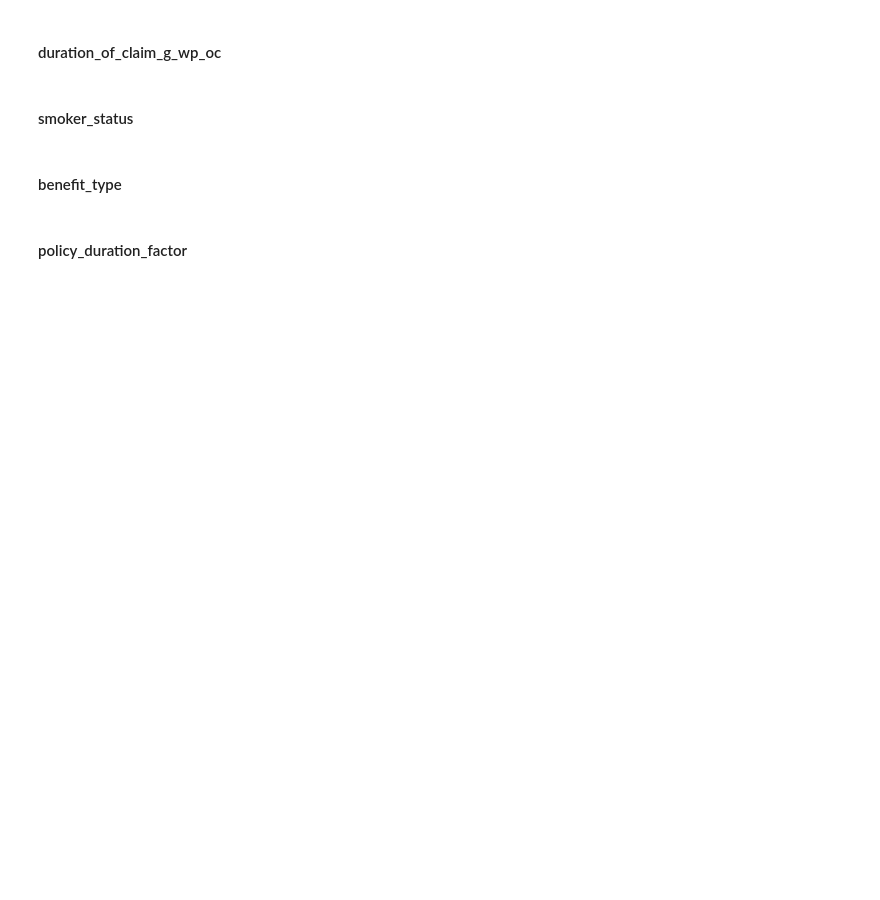
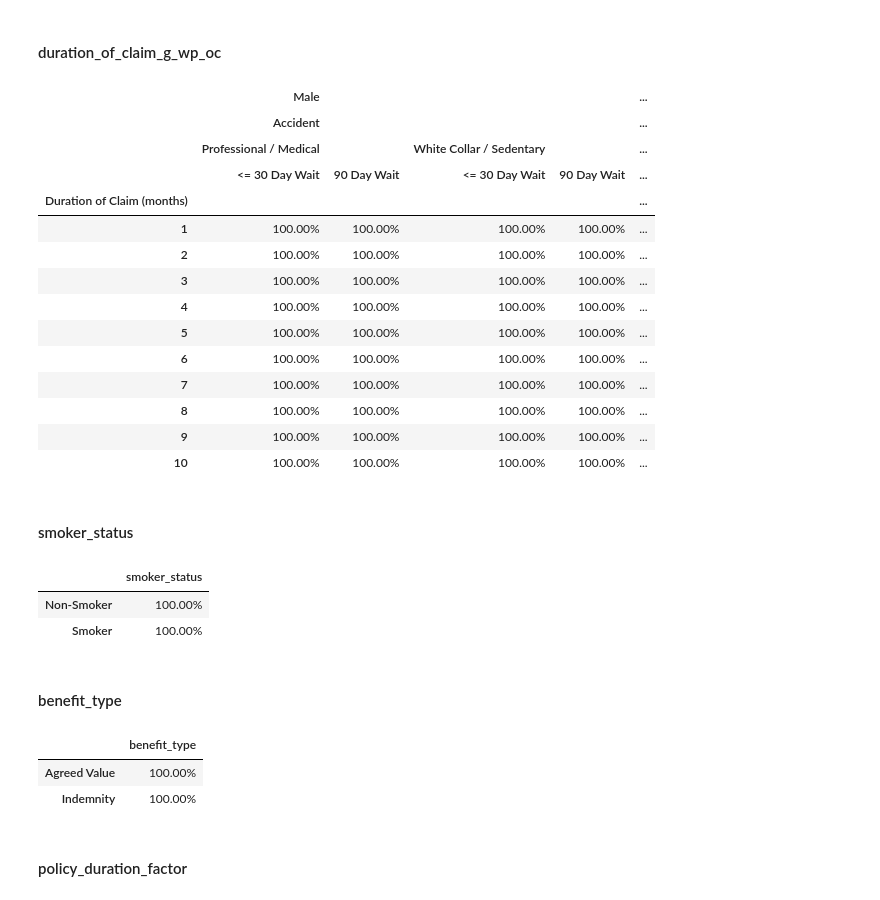
Before and after one commit to wheatfields/Q, a Jupyter notebook: sva_documentation.ipynb, the cells around one changed output. Saved outputs shown, nothing was run; the diff lists cells and outputs as text; code cells hidden in the pictures; blank space fills up the shorter version.

```diff
--- a/sva_documentation.ipynb
+++ b/sva_documentation.ipynb
@@ -327,8 +492,38 @@ sva.decline_rate().style.format('{:,.2%}')
 # %% [markdown]
 #### duration_of_claim_g_wp_oc
+# %%
+sva.termination_rates.duration_of_claim_g_wp_oc().head(10).style.format('{:,.2%}')
+# %% [output]
+|  | Male |  |  |  | ... |
+|  | Accident |  |  |  | ... |
+|  | Professional / Medical |  | White Collar / Sedentary |  | ... |
+|  | <= 30 Day Wait | 90 Day Wait | <= 30 Day Wait | 90 Day Wait | ... |
+| Duration of Claim (months) |  |  |  |  | ... |
+| 1 | 100.00% | 100.00% | 100.00% | 100.00% | ... |
+| 2 | 100.00% | 100.00% | 100.00% | 100.00% | ... |
+| 3 | 100.00% | 100.00% | 100.00% | 100.00% | ... |
+| 4 | 100.00% | 100.00% | 100.00% | 100.00% | ... |
+| 5 | 100.00% | 100.00% | 100.00% | 100.00% | ... |
+| 6 | 100.00% | 100.00% | 100.00% | 100.00% | ... |
+| 7 | 100.00% | 100.00% | 100.00% | 100.00% | ... |
+| 8 | 100.00% | 100.00% | 100.00% | 100.00% | ... |
+| 9 | 100.00% | 100.00% | 100.00% | 100.00% | ... |
+| 10 | 100.00% | 100.00% | 100.00% | 100.00% | ... |
 # %% [markdown]
 #### smoker_status
+# %%
+sva.termination_rates.smoker_status().style.format('{:,.2%}')
+# %% [output]
+|  | smoker_status |
+| Non-Smoker | 100.00% |
+| Smoker | 100.00% |
 # %% [markdown]
 #### benefit_type
+# %%
+sva.termination_rates.benefit_type().style.format('{:,.2%}')
+# %% [output]
+|  | benefit_type |
+| Agreed Value | 100.00% |
+| Indemnity | 100.00% |
 # %% [markdown]
 #### policy_duration_factor
```
Also changed, not shown: parts of 16 cells of this notebook, 2 other files.
